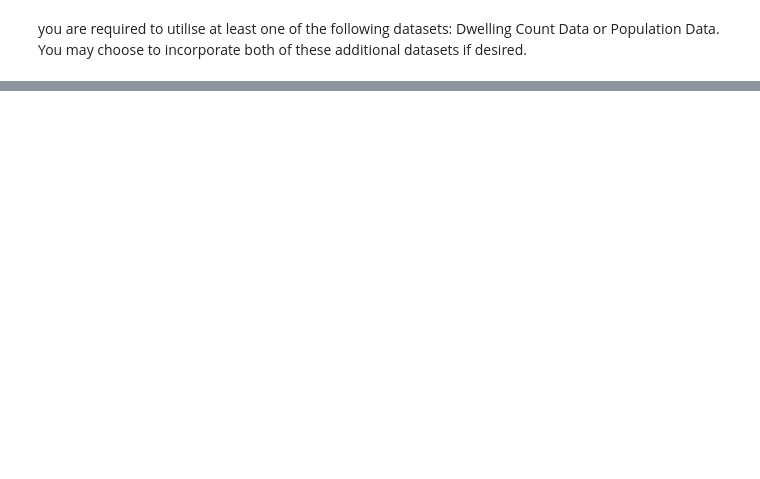
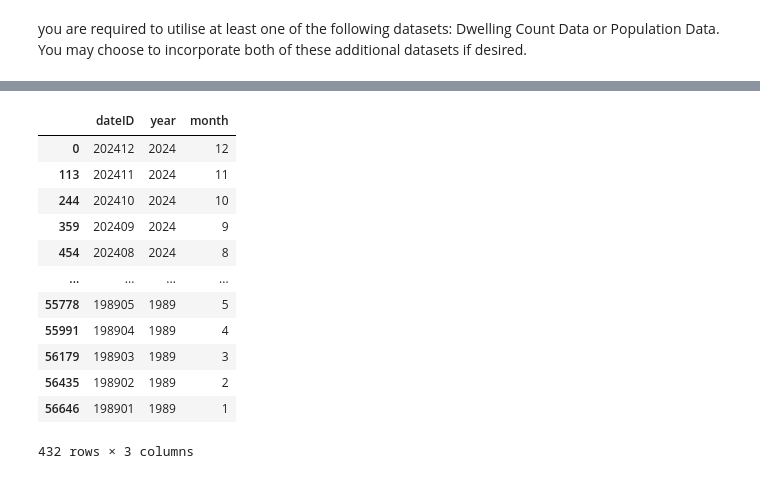
Before and after one commit to gambit0070/Data-Warehouse, a Jupyter notebook: ETL.ipynb, the cells around one changed output, grey strips where cells are left out. Drawn from its saved outputs; the diff is of its cells as text; code cells hidden in the pictures; blank space fills up the shorter version.

```diff
--- a/ETL.ipynb
+++ b/ETL.ipynb
@@ -41,3 +41,11 @@ print(df.head())
 
 df.columns = df.columns.str.strip().str.lower().str.replace(' ', '_')
 df.columns
+
+# change sa4_name_2021 to sa4_name, national_lga_name_2021 to lga_name
+df.rename(columns={
+    'national_remoteness_areas': 'remoteness_areas',
+    'sa4_name_2021': 'sa4_name',
+    'national_lga_name_2021': 'lga_name',
+    'national_road_type': 'road_type'
+}, inplace=True)
@@ -295,0 +407,25 @@ you are required to utilise at least one of the following datasets: Dwelling Cou
+# %%
+# create date_dimension table
+date_dim = df[['year', 'month']].drop_duplicates()
+date_dim['dateID'] = pd.to_datetime(date_dim['year'].astype(str) + '-' + date_dim['month'].astype(str), format='%Y-%m').dt.strftime('%Y%m')
+
+# move dateID to the front
+cols = date_dim.columns.tolist()
+cols.insert(0, cols.pop(cols.index('dateID')))
+date_dim = date_dim[cols]
+
+date_dim
+# %% [output]
+|  | dateID | year | month |
+| 0 | 202412 | 2024 | 12 |
+| 113 | 202411 | 2024 | 11 |
+| 244 | 202410 | 2024 | 10 |
+| 359 | 202409 | 2024 | 9 |
+| 454 | 202408 | 2024 | 8 |
+| ... | ... | ... | ... |
+| 55778 | 198905 | 1989 | 5 |
+| 55991 | 198904 | 1989 | 4 |
+| 56179 | 198903 | 1989 | 3 |
+| 56435 | 198902 | 1989 | 2 |
+| 56646 | 198901 | 1989 | 1 |
+432 rows × 3 columns
```
Also changed, not shown: parts of 9 cells of this notebook, 7 other files.
